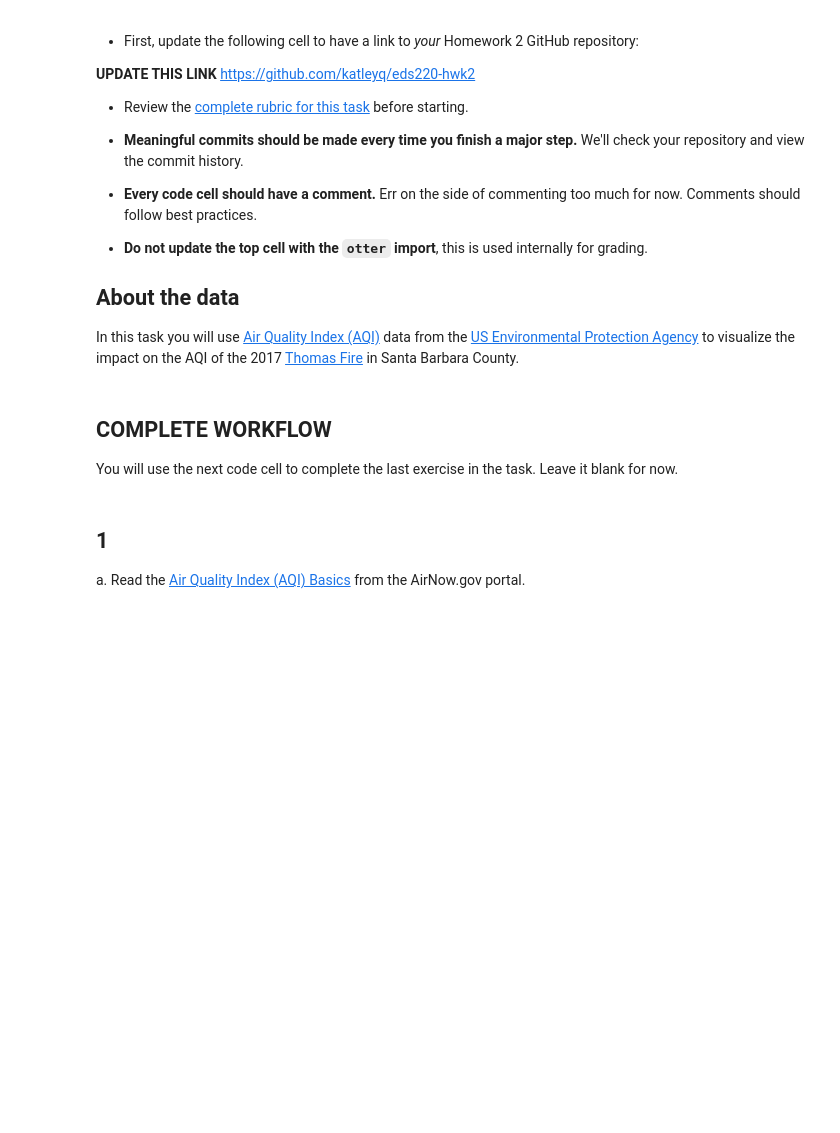
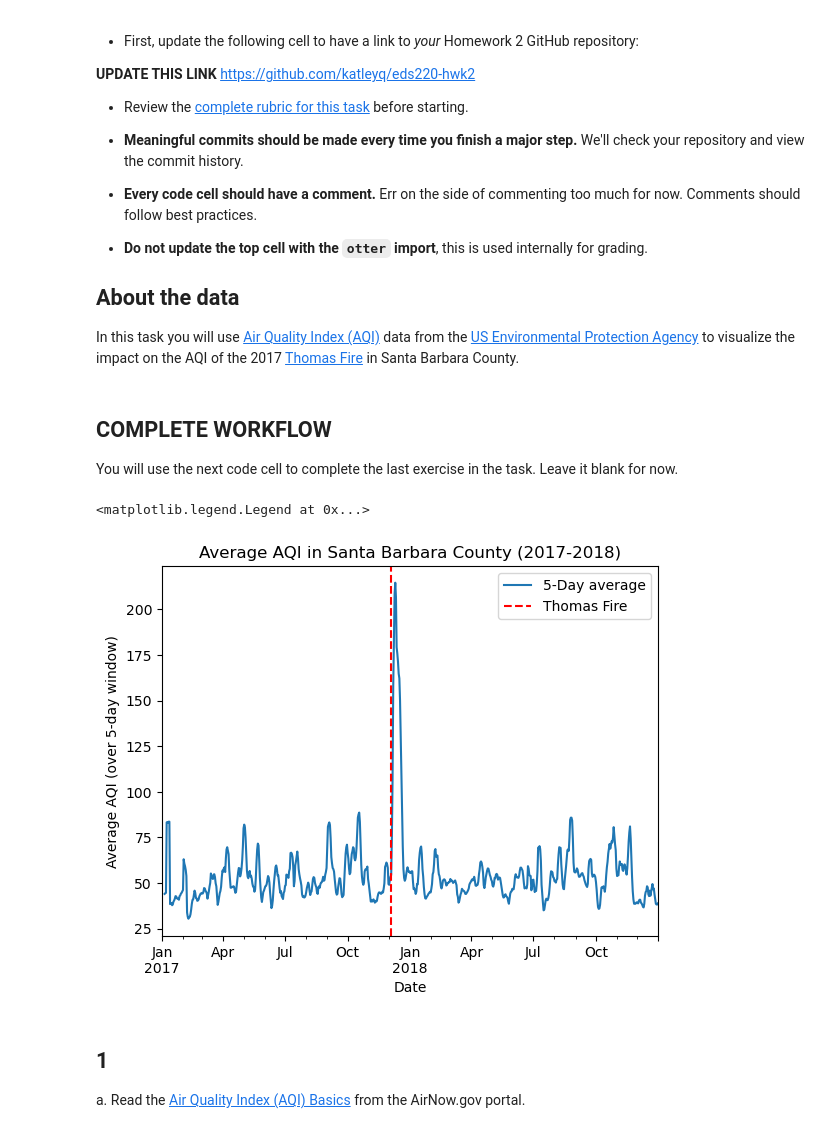
Before and after one commit to katleyq/eds220-hwk2, a Jupyter notebook: hwk2-task3-aqi.ipynb, the cells around one changed output. Drawn from its saved outputs; the diff is of its cells as text; code cells hidden in the pictures; blank space fills up the shorter version.

```diff
--- a/hwk2-task3-aqi.ipynb
+++ b/hwk2-task3-aqi.ipynb
@@ -28,6 +28,55 @@ In this task you will use [Air Quality Index (AQI)](https://www.airnow.gov/aqi/a
 ## COMPLETE WORKFLOW
 
 You will use the next code cell to complete the last exercise in the task. Leave it blank for now.
+# %%
+# COMPLETE WORKFLOW
+
+# Import pandas and matplot libwith general abbreviation
+import pandas as pd
+import matplotlib.pyplot as plt
+
+# Read in data
+aqi_17 = pd.read_csv('https://aqs.epa.gov/aqsweb/airdata/daily_aqi_by_county_2017.zip', compression='zip')
+aqi_18 = pd.read_csv('https://aqs.epa.gov/aqsweb/airdata/daily_aqi_by_county_2018.zip', compression='zip')
+
+# Combine aqi_17 and aqi_18 observations
+aqi = pd.concat([aqi_17, aqi_18])
+
+# Simplify column names
+aqi.columns = (aqi.columns
+                  .str.lower()
+                  .str.replace(' ','_'))
+
+# Locate observations where county_name == Santa Barbara then store it as a copy in aqi_sb
+aqi_sb = aqi.loc[aqi.county_name=='Santa Barbara'].copy()
+
+
+# Convert date column of aqi_sb to datetime type
+aqi_sb.date = pd.to_datetime(aqi_sb.date)
+
+# Set the data column as the index then reassign it back to aqi_sb
+aqi_sb = aqi_sb.set_index('date')
+
+# Calculate AQI rolling average over 5 day window
+rolling_average = aqi_sb.aqi.rolling(window = 5).mean()
+
+# Create new column in aqi_sb called five_day_average and attach rolling_average series
+aqi_sb['five_day_average'] = rolling_average
+
+# Create line plot for AQI levels over time for Santa Barbara (2017-2018)
+plot = (aqi_sb.plot(kind='line', y='five_day_average', label = "5-Day average"))
+
+# Set title, xlabel, and ylabel for plot
+plot.set_title("Average AQI in Santa Barbara County (2017-2018)")
+plot.set_xlabel("Date")
+plot.set_ylabel("Average AQI (over 5-day window)")
+
+# Add a vertical line on December 4, 2017 which was beginning of Thomas Fire
+plt.axvline(x=pd.to_datetime("2017-12-04"), color='red', linestyle='--', label = "Thomas Fire")
+plt.legend()
+# %% [output]
+<matplotlib.legend.Legend at 0x...>
+[figure, added]
 # %% [markdown]
 ## 1
 
```
Also changed, not shown: parts of 20 cells of this notebook, 1 other file.
